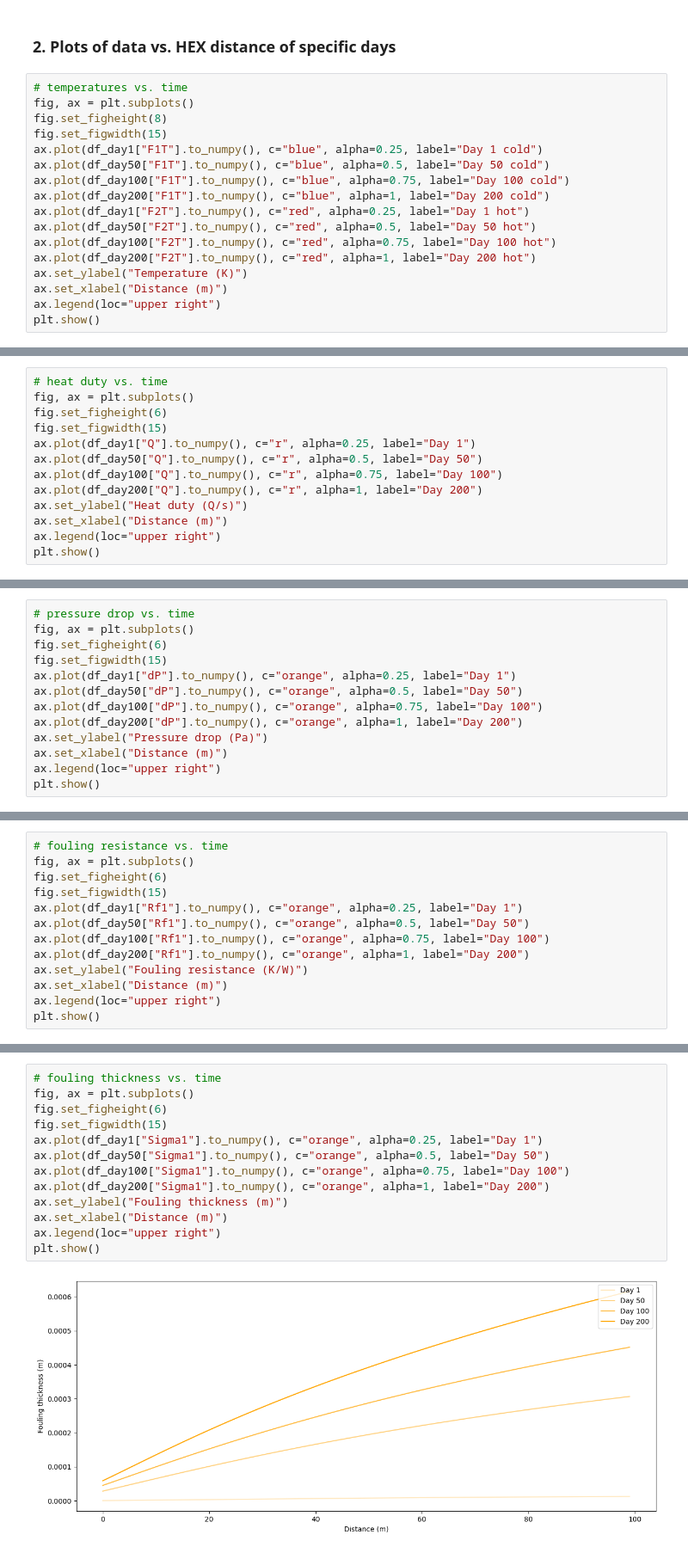
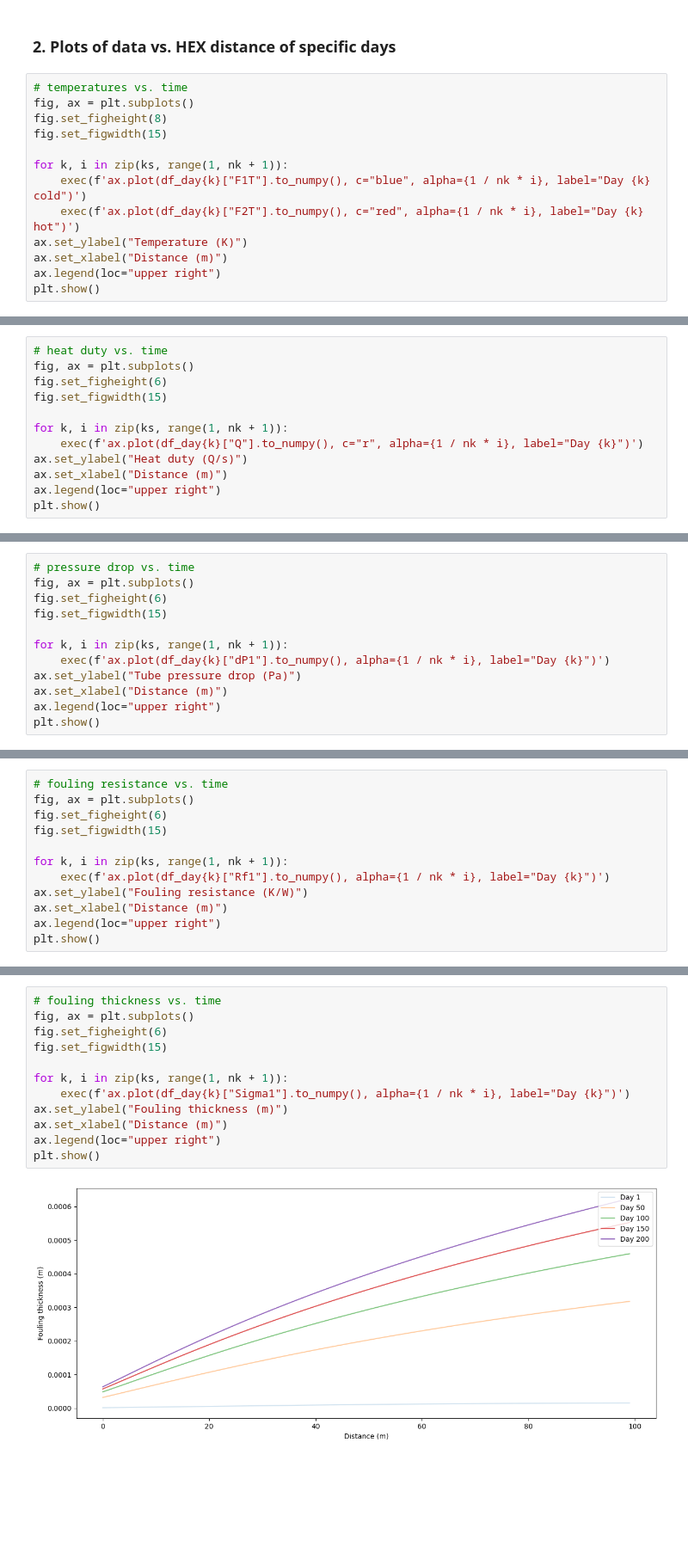
Before and after one commit to donglai-zhang/HEXpractice, a Jupyter notebook: Visualisation.ipynb, the cells around one changed output, grey strips where cells are left out. Shown at 86% size. Saved outputs shown, nothing was run; the diff lists cells and outputs as text; blank space fills up the shorter version.

```diff
--- a/Visualisation.ipynb
+++ b/Visualisation.ipynb
@@ -143,14 +141,10 @@ plt.show()
 fig, ax = plt.subplots()
 fig.set_figheight(8)
 fig.set_figwidth(15)
-ax.plot(df_day1["F1T"].to_numpy(), c="blue", alpha=0.25, label="Day 1 cold")
-ax.plot(df_day50["F1T"].to_numpy(), c="blue", alpha=0.5, label="Day 50 cold")
-ax.plot(df_day100["F1T"].to_numpy(), c="blue", alpha=0.75, label="Day 100 cold")
-ax.plot(df_day200["F1T"].to_numpy(), c="blue", alpha=1, label="Day 200 cold")
-ax.plot(df_day1["F2T"].to_numpy(), c="red", alpha=0.25, label="Day 1 hot")
-ax.plot(df_day50["F2T"].to_numpy(), c="red", alpha=0.5, label="Day 50 hot")
-ax.plot(df_day100["F2T"].to_numpy(), c="red", alpha=0.75, label="Day 100 hot")
-ax.plot(df_day200["F2T"].to_numpy(), c="red", alpha=1, label="Day 200 hot")
+
+for k, i in zip(ks, range(1, nk + 1)):
+    exec(f'ax.plot(df_day{k}["F1T"].to_numpy(), c="blue", alpha={1 / nk * i}, label="Day {k} cold")')
+    exec(f'ax.plot(df_day{k}["F2T"].to_numpy(), c="red", alpha={1 / nk * i}, label="Day {k} hot")')
 ax.set_ylabel("Temperature (K)")
 ax.set_xlabel("Distance (m)")
 ax.legend(loc="upper right")
@@ -162,10 +156,9 @@ plt.show()
 fig, ax = plt.subplots()
 fig.set_figheight(6)
 fig.set_figwidth(15)
-ax.plot(df_day1["Q"].to_numpy(), c="r", alpha=0.25, label="Day 1")
-ax.plot(df_day50["Q"].to_numpy(), c="r", alpha=0.5, label="Day 50")
-ax.plot(df_day100["Q"].to_numpy(), c="r", alpha=0.75, label="Day 100")
-ax.plot(df_day200["Q"].to_numpy(), c="r", alpha=1, label="Day 200")
+
+for k, i in zip(ks, range(1, nk + 1)):
+    exec(f'ax.plot(df_day{k}["Q"].to_numpy(), c="r", alpha={1 / nk * i}, label="Day {k}")')
 ax.set_ylabel("Heat duty (Q/s)")
 ax.set_xlabel("Distance (m)")
 ax.legend(loc="upper right")
@@ -177,11 +170,10 @@ plt.show()
 fig, ax = plt.subplots()
 fig.set_figheight(6)
 fig.set_figwidth(15)
-ax.plot(df_day1["dP"].to_numpy(), c="orange", alpha=0.25, label="Day 1")
-ax.plot(df_day50["dP"].to_numpy(), c="orange", alpha=0.5, label="Day 50")
-ax.plot(df_day100["dP"].to_numpy(), c="orange", alpha=0.75, label="Day 100")
-ax.plot(df_day200["dP"].to_numpy(), c="orange", alpha=1, label="Day 200")
-ax.set_ylabel("Pressure drop (Pa)")
+
+for k, i in zip(ks, range(1, nk + 1)):
+    exec(f'ax.plot(df_day{k}["dP1"].to_numpy(), alpha={1 / nk * i}, label="Day {k}")')
+ax.set_ylabel("Tube pressure drop (Pa)")
 ax.set_xlabel("Distance (m)")
 ax.legend(loc="upper right")
 plt.show()
@@ -192,10 +184,9 @@ plt.show()
 fig, ax = plt.subplots()
 fig.set_figheight(6)
 fig.set_figwidth(15)
-ax.plot(df_day1["Rf1"].to_numpy(), c="orange", alpha=0.25, label="Day 1")
-ax.plot(df_day50["Rf1"].to_numpy(), c="orange", alpha=0.5, label="Day 50")
-ax.plot(df_day100["Rf1"].to_numpy(), c="orange", alpha=0.75, label="Day 100")
-ax.plot(df_day200["Rf1"].to_numpy(), c="orange", alpha=1, label="Day 200")
+
+for k, i in zip(ks, range(1, nk + 1)):
+    exec(f'ax.plot(df_day{k}["Rf1"].to_numpy(), alpha={1 / nk * i}, label="Day {k}")')
 ax.set_ylabel("Fouling resistance (K/W)")
 ax.set_xlabel("Distance (m)")
 ax.legend(loc="upper right")
@@ -205,15 +196,14 @@ plt.show()
 # %%
 # fouling thickness vs. time
 fig, ax = plt.subplots()
 fig.set_figheight(6)
 fig.set_figwidth(15)
-ax.plot(df_day1["Sigma1"].to_numpy(), c="orange", alpha=0.25, label="Day 1")
-ax.plot(df_day50["Sigma1"].to_numpy(), c="orange", alpha=0.5, label="Day 50")
-ax.plot(df_day100["Sigma1"].to_numpy(), c="orange", alpha=0.75, label="Day 100")
-ax.plot(df_day200["Sigma1"].to_numpy(), c="orange", alpha=1, label="Day 200")
+
+for k, i in zip(ks, range(1, nk + 1)):
+    exec(f'ax.plot(df_day{k}["Sigma1"].to_numpy(), alpha={1 / nk * i}, label="Day {k}")')
 ax.set_ylabel("Fouling thickness (m)")
 ax.set_xlabel("Distance (m)")
 ax.legend(loc="upper right")
 plt.show()
 # %% [output]
-[figure, old version]
+[figure, new version]
```
Also changed, not shown: parts of 14 cells of this notebook, 7 other files.
